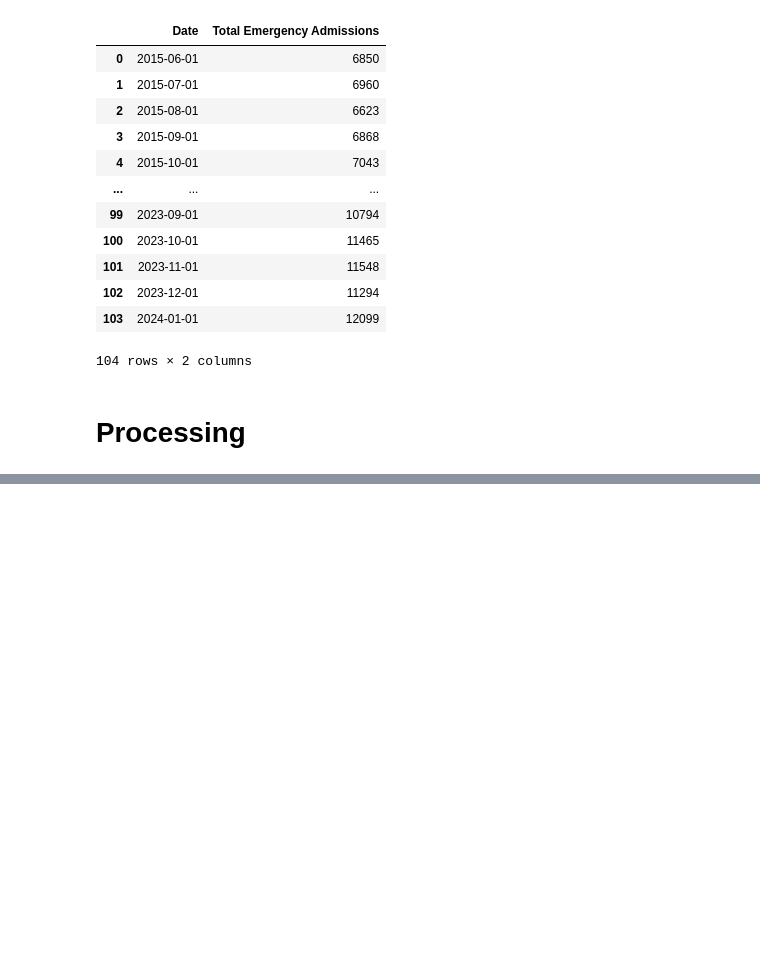
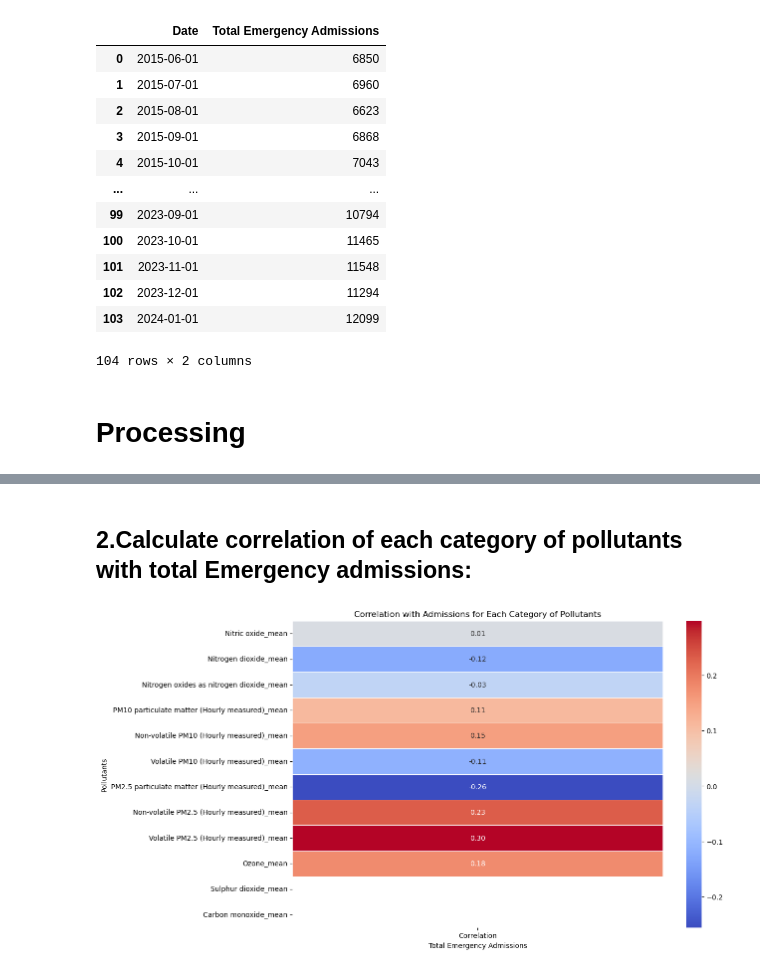
Before and after one commit to Elham-Pournezhadian/IGP-repo, a Jupyter notebook: Correlation.ipynb, the cells around one changed output, grey strips where cells are left out. Saved outputs shown, nothing was run; the diff lists cells and outputs as text; code cells hidden in the pictures; blank space fills up the shorter version.

```diff
--- a/Correlation.ipynb
+++ b/Correlation.ipynb
@@ -114,0 +159,28 @@ array(['2015-06-01', '2015-07-01', '2015-08-01', '2015-09-01',
+# %% [markdown]
+## 2.Calculate correlation of each category of pollutants with total Emergency admissions:
+# %%
+category_correlations = {}
+# %%
+categories = {'Nitrogen pollutants': Nitrogen_pollutants,
+              'PM pollutants': PM_pollutants,
+              'Other pollutants': Other_pollutants}
+# %%
+for category, pollutants in categories.items():
+    for pollutant in pollutants:
+        column_name = pollutant + '_' + measurement
+        category_data = merged_df[column_name]  # Assuming your data columns follow this naming convention
+        category_correlation = merged_df['Total Emergency Admissions'].corr(category_data)
+        category_correlations[column_name] = category_correlation
+
+# Create a DataFrame for correlations
+category_correlation_df = pd.DataFrame.from_dict(category_correlations, orient='index', columns=['Correlation'])
+# %%
+# Plot heatmap
+plt.figure(figsize=(12, 8))
+sns.heatmap(category_correlation_df, annot=True, cmap='coolwarm', fmt=".2f", linewidths=.5)
+plt.title('Correlation with Admissions for Each Category of Pollutants')
+plt.xlabel('Total Emergency Admissions')
+plt.ylabel('Pollutants')
+plt.show()
+# %% [output]
+[figure, added]
```
Also changed, not shown: parts of 12 cells of this notebook, 1 other file.
